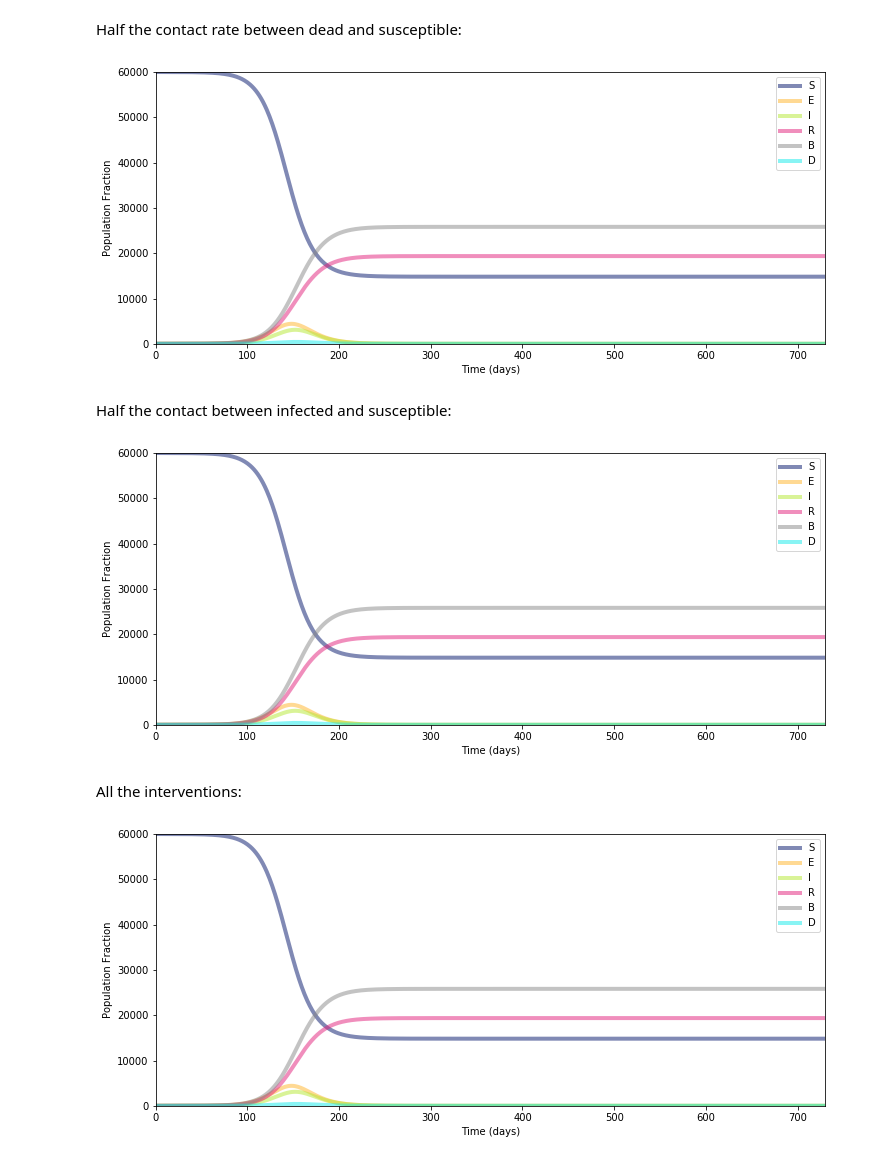
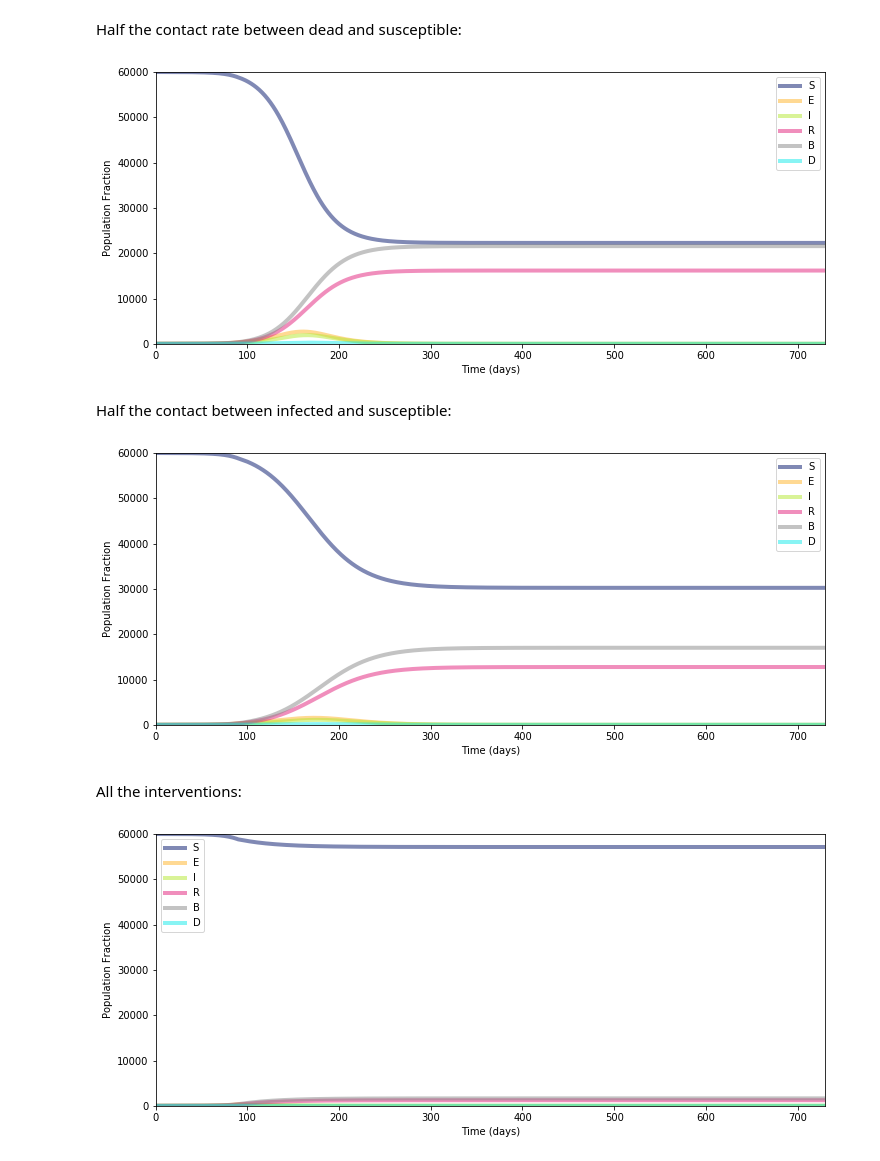
Before and after one commit to Chipdelmal/epiModellingClass, a Jupyter notebook: Practical02/ebolaInterventions.ipynb, the cells around one changed output. Drawn from its saved outputs; the diff is of its cells as text; code cells hidden in the pictures.

Commit message:
Fixing an error in the practical 2 (ebola part)

```diff
--- a/Practical02/ebolaInterventions.ipynb
+++ b/Practical02/ebolaInterventions.ipynb
@@ -83,27 +87,36 @@ plt.savefig('./img/Ebola_a.png', dpi=500, pad_inches=.01, bbox_inches='tight')
 # %% [markdown]
 Half the contact rate between dead and susceptible:
 # %%
+# Run
 ret = odeint(model.dEbolaCRBodies, y0, t, args=(N, betaI, betaD, f, m, r, mu))
 (S, E, I, R, D, B) = ret.T
+# Plot
+triplets = aux.parseEbolaPlotTriplets(S, E, I, R, B, D)
 (fig, ax) = aux.plotEpiDynamicsPop(triplets, t, tmax, N)
 plt.savefig('./img/Ebola_b.png', dpi=500, pad_inches=.01, bbox_inches='tight')
 # %% [output]
-[figure, old version]
+[figure, new version]
 # %% [markdown]
 Half the contact between infected and susceptible:
 # %%
+# Run
 ret = odeint(model.dEbolaCRInfected, y0, t, args=(N, betaI, betaD, f, m, r, mu))
 (S, E, I, R, D, B) = ret.T
+# Plot
+triplets = aux.parseEbolaPlotTriplets(S, E, I, R, B, D)
 (fig, ax) = aux.plotEpiDynamicsPop(triplets, t, tmax, N)
 plt.savefig('./img/Ebola_c.png', dpi=500, pad_inches=.01, bbox_inches='tight')
 # %% [output]
-[figure, old version]
+[figure, new version]
 # %% [markdown]
 All the interventions:
 # %%
+# Run
 ret = odeint(model.dEbolaCRAll, y0, t, args=(N, betaI, betaD, f, m, r, mu))
 (S, E, I, R, D, B) = ret.T
+# Plot
+triplets = aux.parseEbolaPlotTriplets(S, E, I, R, B, D)
 (fig, ax) = aux.plotEpiDynamicsPop(triplets, t, tmax, N)
 plt.savefig('./img/Ebola_d.png',  dpi=500, pad_inches=.01, bbox_inches='tight')
 # %% [output]
-[figure, old version]
+[figure, new version]
```
Also changed, not shown: parts of 6 cells of this notebook, 1 other file.
